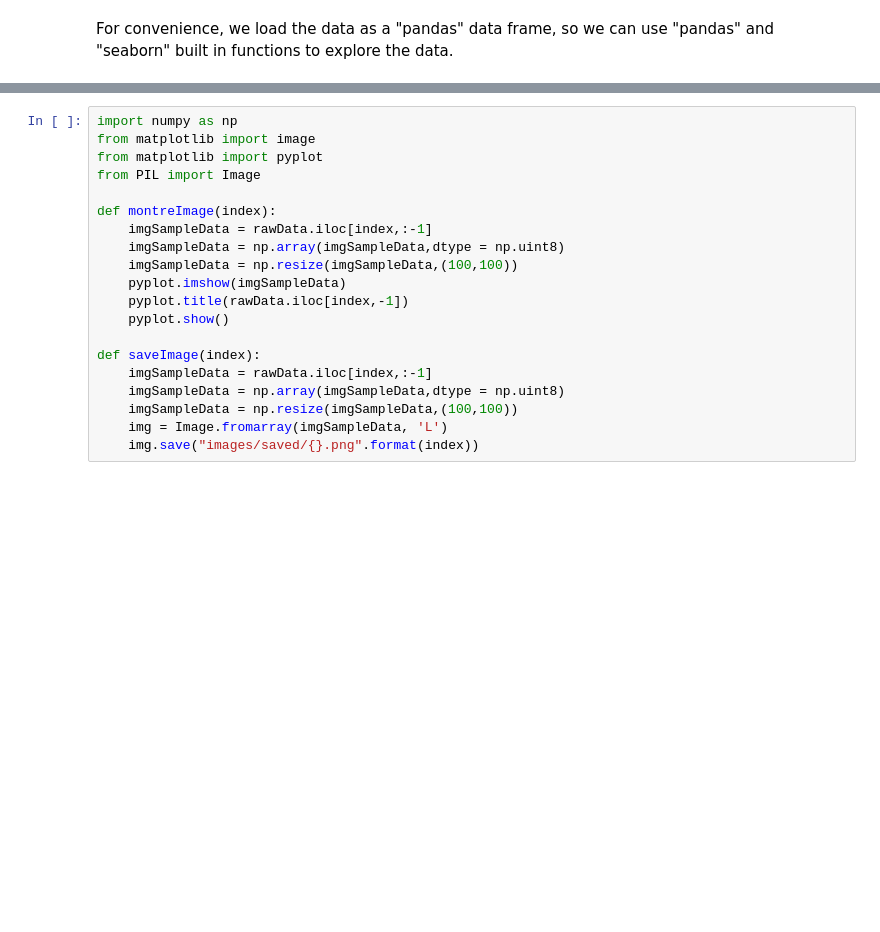
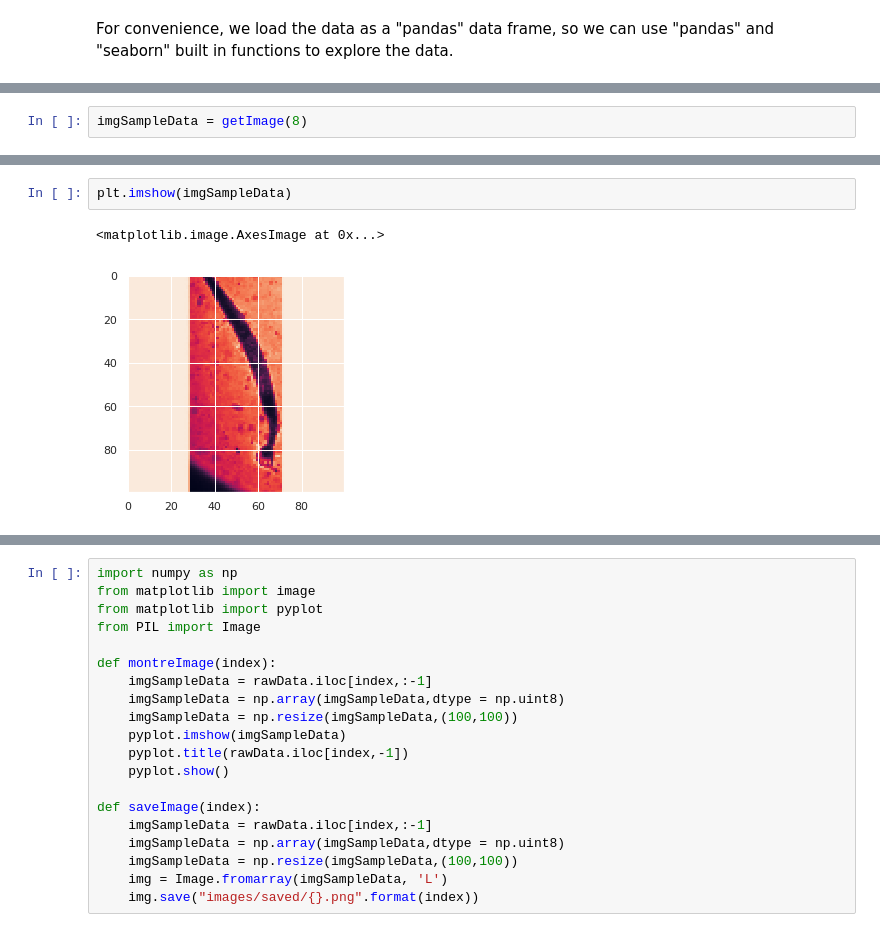
Before and after one commit to George-Marchment/OCEAN, a Jupyter notebook: starting_kit/README_preprocessing.ipynb, the cells around one changed output, grey strips where cells are left out. Drawn from its saved outputs; the diff is of its cells as text; blank space fills up the shorter version.

```diff
--- a/starting_kit/README_preprocessing.ipynb
+++ b/starting_kit/README_preprocessing.ipynb
@@ -133,0 +149,2 @@ FileNotFoundError: [Errno 2] File ./public_data_raw/plankton_feat.name does not
+# %%
+imgSampleData = getImage(8)
@@ -133,0 +161,5 @@ FileNotFoundError: [Errno 2] File ./public_data_raw/plankton_feat.name does not
+# %%
+plt.imshow(imgSampleData)
+# %% [output]
+<matplotlib.image.AxesImage at 0x...>
+[figure, added]
```
Also changed, not shown: parts of 20 cells of this notebook, 1 other file.
